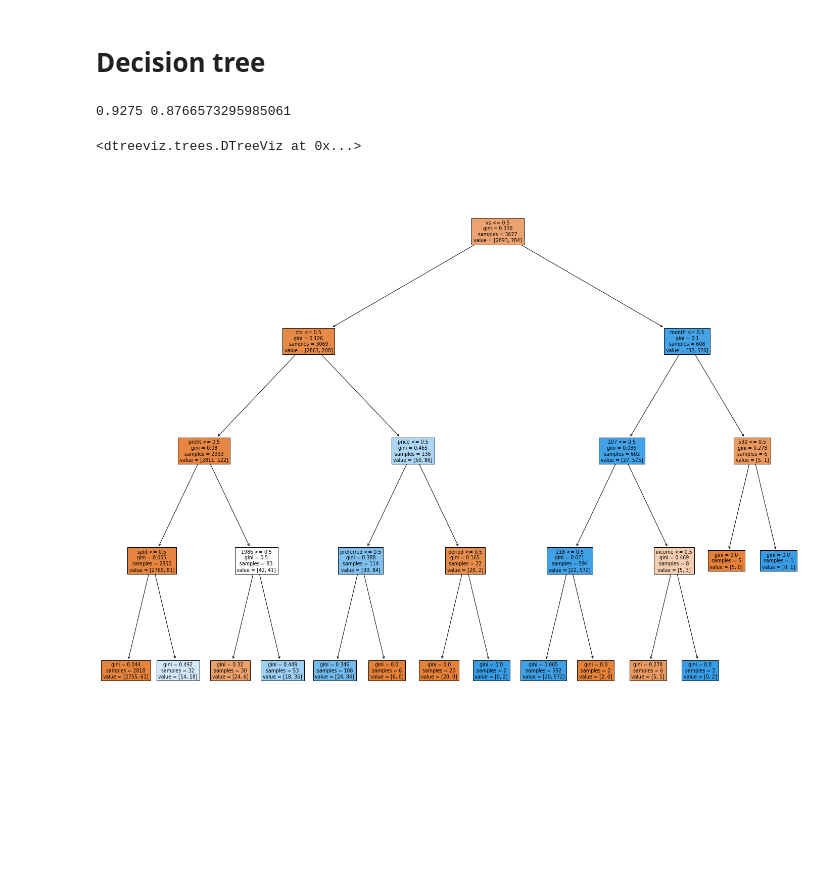
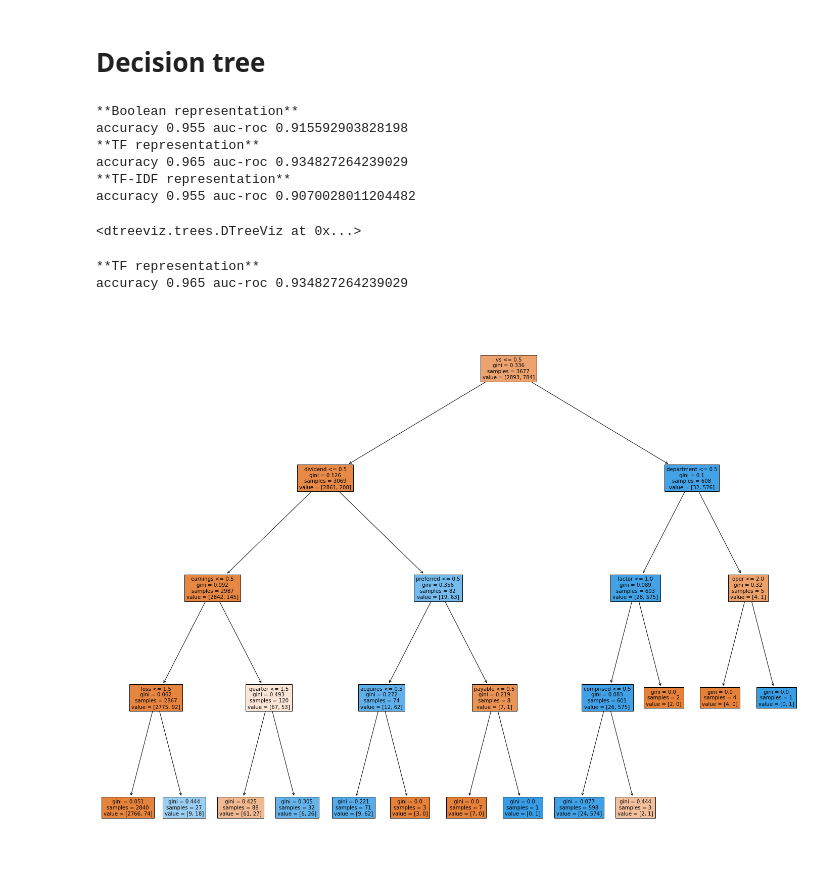
Before and after one commit to Morpheee/data_mining_earnings, a Jupyter notebook: decision_trees.ipynb, the cells around one changed output. Cells and saved outputs as stored; diff of their text form; code cells hidden in the pictures; blank space fills up the shorter version.

Commit message:
update code and results with new preprocessing

```diff
--- a/decision_trees.ipynb
+++ b/decision_trees.ipynb
@@ -33,7 +34,7 @@ def get_tf_idf_representation(corpus, stop_words_list='english'):
     vectorizer.get_feature_names_out()
     return X.toarray()
 # %%
-import pandas as pd
+"""
 
 df_train = pd.read_csv("../data/DataFrame_train_PREPROCESS.csv")
 df_val = pd.read_csv("../data/DataFrame_val_PREPROCESS.csv")
@@ -64,36 +65,94 @@ y_train = df_train['label']
 y_val = df_val['label']
 
 del df_val
-del df_train
+del df_train"""
+
+index_train = np.load('../data/array_idx_train.npy')
+index_val = np.load('../data/array_idx_val.npy')
+
+df = pd.read_csv('../data/DataFrame_train_full_preprocessing.csv')
+
+representation_boolean, vocabulary = get_boolean_representation(df['text'].apply(lambda x : x.lower()))
+representation_tf = get_tf_representation(df['text'].apply(lambda x : x.lower()))
+representation_tf_idf = get_tf_idf_representation(df['text'].apply(lambda x : x.lower()))
+
+y_train = df.loc[index_train, 'label']
+y_val = df.loc[index_val, 'label']
+
+del df
+
+x_train_boolean = representation_boolean[index_train]
+x_val_boolean = representation_boolean[index_val]
+
+x_train_tf = representation_tf[index_train]
+x_val_tf = representation_tf[index_val]
+
+x_train_tf_idf = representation_tf_idf[index_train]
+x_val_tf_idf = representation_tf_idf[index_val]
 # %% [markdown]
 # Decision tree
 # %%
 from sklearn.tree import DecisionTreeClassifier
 from sklearn.metrics import accuracy_score, roc_auc_score
 
-model = DecisionTreeClassifier(random_state=0).fit(x_train_boolean, y_train)
+model = DecisionTreeClassifier(random_state=0, max_depth=4).fit(x_train_boolean, y_train)
 y_predict = model.predict(x_val_boolean)
 
 acc = accuracy_score(y_val, y_predict)
 aucroc = roc_auc_score(y_val, y_predict)
 
-print(acc, aucroc)
+print('**Boolean representation**')
+print('accuracy', acc, 'auc-roc', aucroc)
+
+model = DecisionTreeClassifier(random_state=0, max_depth=4).fit(x_train_tf, y_train)
+y_predict = model.predict(x_val_tf)
+
+acc = accuracy_score(y_val, y_predict)
+aucroc = roc_auc_score(y_val, y_predict)
+
+print('**TF representation**')
+print('accuracy', acc, 'auc-roc', aucroc)
+
+model = DecisionTreeClassifier(random_state=0, max_depth=4).fit(x_train_tf_idf, y_train)
+y_predict = model.predict(x_val_tf_idf)
+
+acc = accuracy_score(y_val, y_predict)
+aucroc = roc_auc_score(y_val, y_predict)
+
+print('**TF-IDF representation**')
+print('accuracy', acc, 'auc-roc', aucroc)
 # %% [output]
-0.9275 0.8766573295985061
+**Boolean representation**
+accuracy 0.955 auc-roc 0.915592903828198
+**TF representation**
+accuracy 0.965 auc-roc 0.934827264239029
+**TF-IDF representation**
+accuracy 0.955 auc-roc 0.9070028011204482
 # %%
 from dtreeviz.trees import dtreeviz # remember to load the package
-
-viz = dtreeviz(model, x_train_boolean, y_train, feature_names=vocabulary)
+model = DecisionTreeClassifier(random_state=0, max_depth=4).fit(x_train_tf, y_train)
+y_predict = model.predict(x_val_tf)
+viz = dtreeviz(model, x_train_tf, y_train, feature_names=vocabulary)
 viz
 # %% [output]
 <dtreeviz.trees.DTreeViz at 0x...>
 # %%
 import matplotlib.pyplot as plt
 from sklearn import tree
+
+model = DecisionTreeClassifier(random_state=0, max_depth=4).fit(x_train_tf, y_train)
+
+acc = accuracy_score(y_val, y_predict)
+aucroc = roc_auc_score(y_val, y_predict)
+
+print('**TF representation**')
+print('accuracy', acc, 'auc-roc', aucroc)
 
 fig = plt.figure(figsize=(25,20))
 _ = tree.plot_tree(model,
                    feature_names=vocabulary,
                    filled=True)
 # %% [output]
+**TF representation**
+accuracy 0.965 auc-roc 0.934827264239029
-[figure, old version]
+[figure, new version]
```
Also changed, not shown: parts of 1 cell of this notebook, 1 other file.
